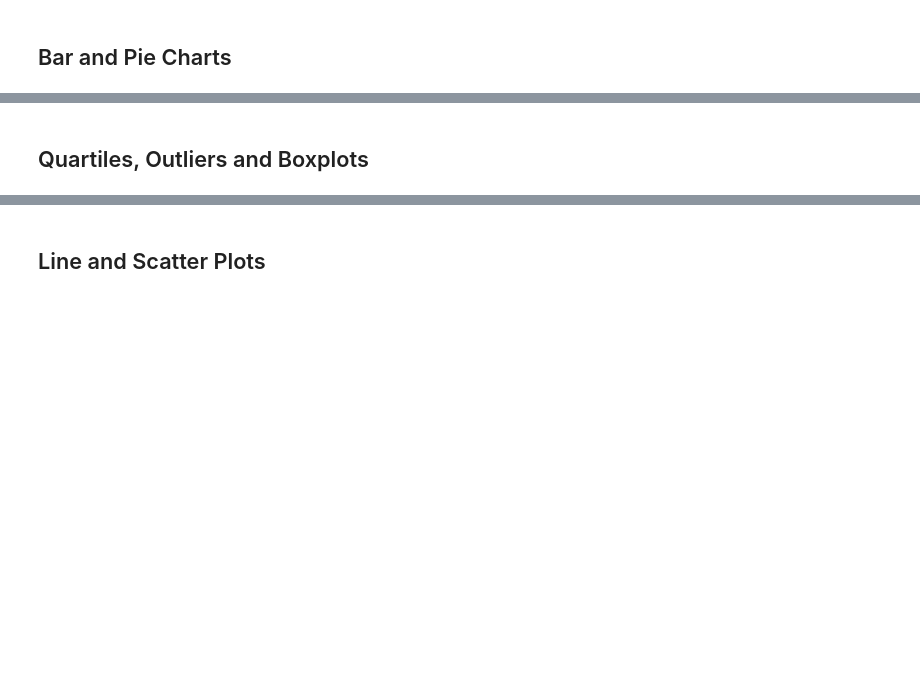
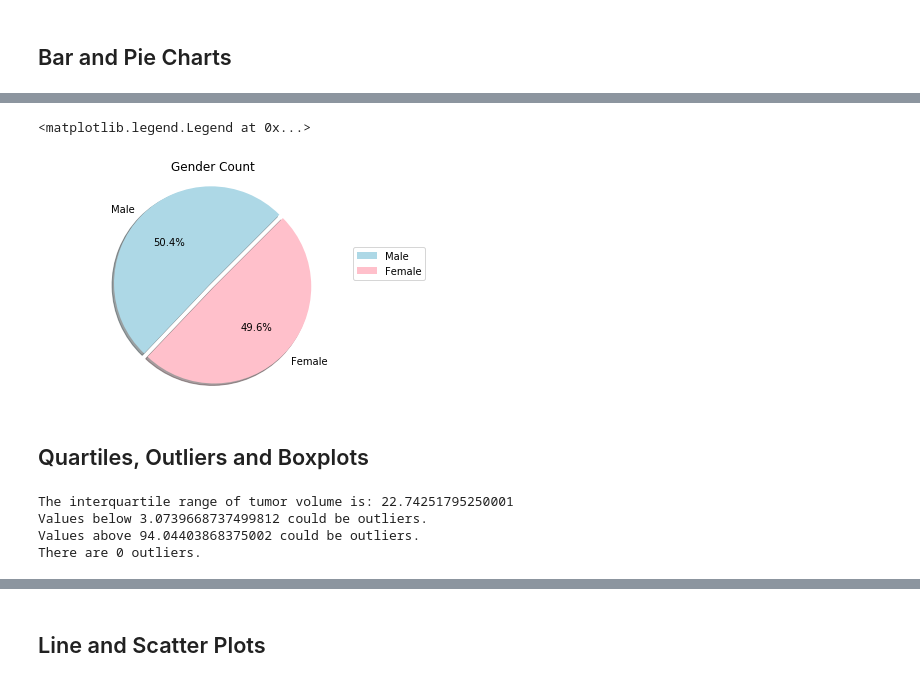
Before and after one commit to rahilanath/matplotlib-challenge, a Jupyter notebook: Pymaceuticals/pymaceuticals_starter.ipynb, the cells around one changed output, grey strips where cells are left out. Drawn from its saved outputs; the diff is of its cells as text; code cells hidden in the pictures; blank space fills up the shorter version.

```diff
--- a/Pymaceuticals/pymaceuticals_starter.ipynb
+++ b/Pymaceuticals/pymaceuticals_starter.ipynb
@@ -66,3 +189,17 @@ mouse_metadata.describe
+# %%
+# Generate a pie plot showing the distribution of female versus male mice using pyplot
+labels = mice_sex
+sizes = [male_mice['Mouse ID'], female_mice['Mouse ID']]
+
+mice_sex_plt = plt.pie(sizes, explode=explode, labels=labels, colors=colors,
+                                  autopct="%1.1f%%", startangle=45, shadow=True)
+
+plt.title('Gender Count')
+plt.axis('equal')
+plt.legend(loc='lower right',bbox_to_anchor=(1.15,0.5))
+# %% [output]
+<matplotlib.legend.Legend at 0x...>
+[figure, added]
 # %% [markdown]
 ## Quartiles, Outliers and Boxplots
 # %%
@@ -76,19 +215,39 @@ mouse_metadata.describe
 # %%
 # Put treatments into a list for for loop (and later for plot labels)
-
+sub_regimen = ['Capomulin', 'Ramicane', 'Infubinol', 'Ceftamin']
 
 # Create empty list to fill with tumor vol data (for plotting)
-
+tumor_vol = []
 
 # Calculate the IQR and quantitatively determine if there are any potential outliers.
+quartiles = final_mice_data['Tumor Volume (mm3)'].quantile([.25, .5, .75])
+lowerq = quartiles[0.25]
+upperq = quartiles[0.75]
 
+iqr = upperq-lowerq
+lower_bound = lowerq - (1.5*iqr)
+upper_bound = upperq + (1.5*iqr)
 
-    # Locate the rows which contain mice on each drug and get the tumor volumes
+print(f'The interquartile range of tumor volume is: {iqr}')
+print(f'Values below {lower_bound} could be outliers.')
+print(f'Values above {upper_bound} could be outliers.')
 
+lower_outliers = final_mice_data.loc[final_mice_data['Tumor Volume (mm3)'] < lower_bound]
+upper_outliers = final_mice_data.loc[final_mice_data['Tumor Volume (mm3)'] > upper_bound]
 
-    # add subset
+# Locate the rows which contain mice on each drug and get the tumor volumes
+final_tumor_data = final_mice_data.loc[final_mice_data['Drug Regimen'].isin(sub_regimen)]
 
+# add subset
+tumor_vol.append([tumor for tumor in final_tumor_data['Tumor Volume (mm3)']])
 
-    # Determine outliers using upper and lower bounds
+# Determine outliers using upper and lower bounds
+outliers = ([tumor for tumor in final_tumor_data['Tumor Volume (mm3)'] if (tumor > upper_bound) | (tumor < lower_bound)])
+print(f'There are {len(outliers)} outliers.')
+# %% [output]
+The interquartile range of tumor volume is: 22.74251795250001
+Values below 3.0739668737499812 could be outliers.
+Values above 94.04403868375002 could be outliers.
+There are 0 outliers.
 # %%
 # Generate a box plot of the final tumor volume of each mouse across four regimens of interest
```
Also changed, not shown: parts of 24 cells of this notebook, 2 other files.
